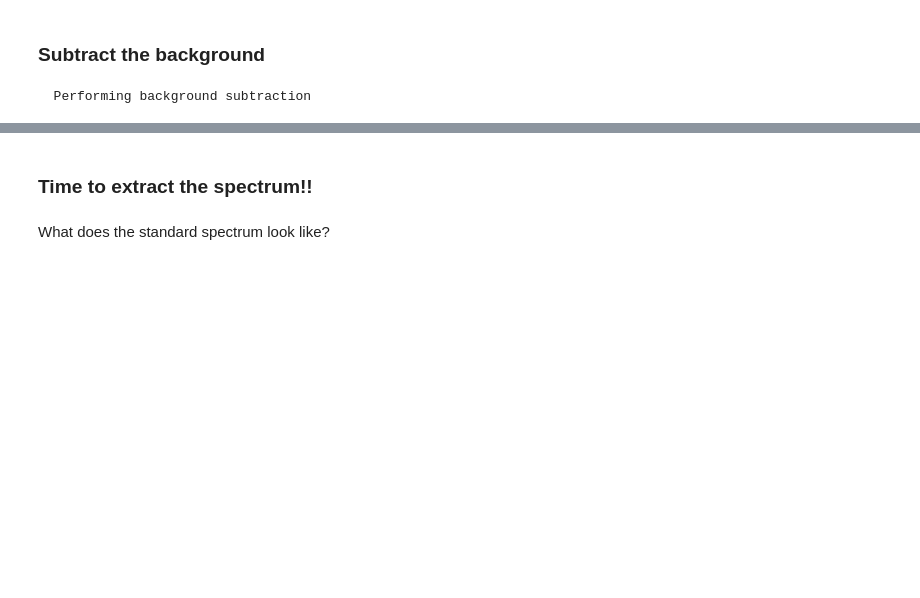
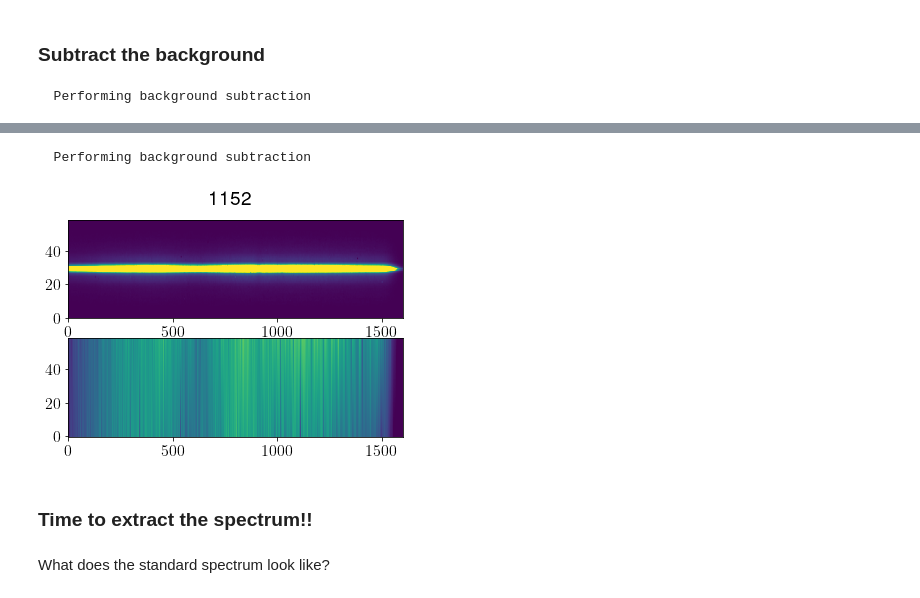
Before and after one commit to ers-transit/hackathon-2021-day2, a Jupyter notebook: hackathon-day2-tutorial.ipynb, the cells around one changed output, grey strips where cells are left out. Saved outputs shown, nothing was run; the diff lists cells and outputs as text; code cells hidden in the pictures; blank space fills up the shorter version.

```diff
--- a/hackathon-day2-tutorial.ipynb
+++ b/hackathon-day2-tutorial.ipynb
@@ -269,3 +267,17 @@ if meta.isplots_S3 >= 3:
+# %%
+# Try doing a linear column-by-column fit to the background instead
+
+meta.bg_deg = 1   #fits a polynomial of degree 1 to each column
+dat = util.BGsubtraction(dat, meta, log, meta.isplots_S3)
+
+# Plots background-subtracted image (be patient, this can take a second!)
+if meta.isplots_S3 >= 3:
+    for n in range(meta.n_int):
+        #make image+background plots
+        plots_s3.image_and_background(dat, meta, n)
+# %% [output]
+  Performing background subtraction
+[figure, added]
 # %% [markdown]
 ### Time to extract the spectrum!!
 # %%
```
Also changed, not shown: parts of 24 cells of this notebook.
